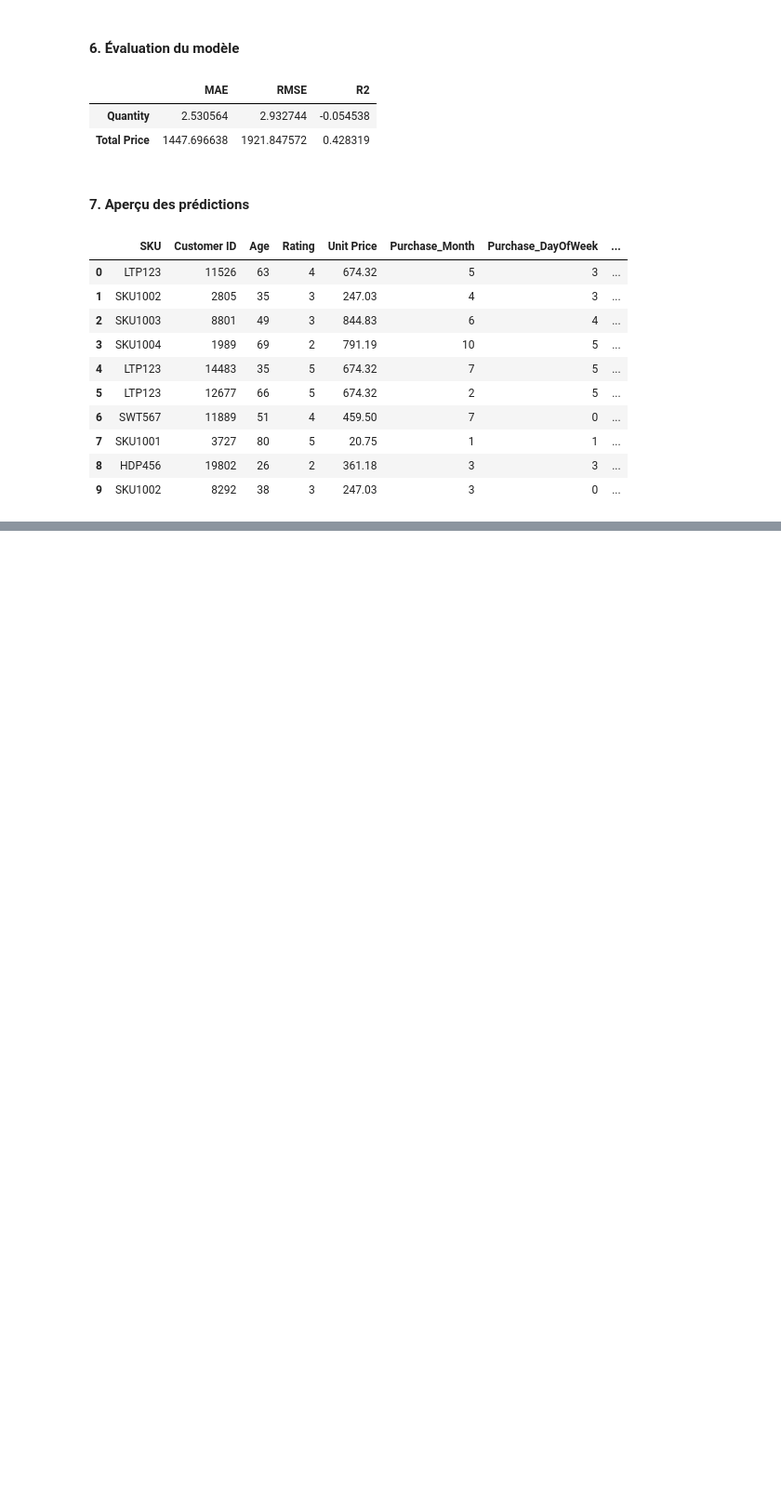
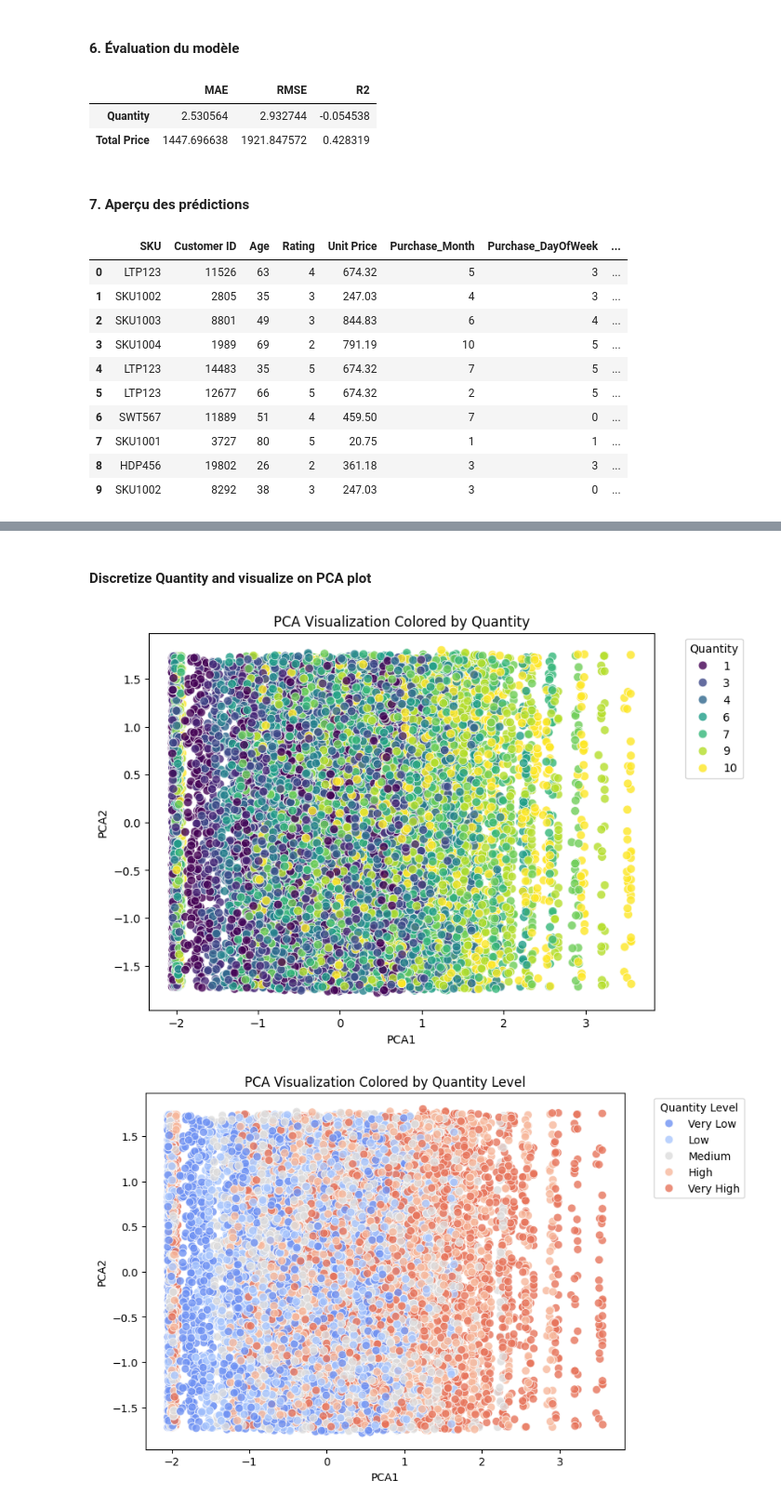
Before and after one commit to maxr-hw/Machine-Learning-A4-ESILV-Project, a Jupyter notebook: Project-ML-A4.ipynb, the cells around one changed output, grey strips where cells are left out. Shown at 93% size. Cells and saved outputs as stored; diff of their text form; code cells hidden in the pictures; blank space fills up the shorter version.

```diff
--- a/Project-ML-A4.ipynb
+++ b/Project-ML-A4.ipynb
@@ -391,0 +535,51 @@ comparison.head(10)
+# %% [markdown]
+#### Discretize Quantity and visualize on PCA plot
+# %%
+# 1️⃣ Discretize Quantity (into 3 bins: Low, Medium, High)
+df_cluster['Quantity_Level'] = pd.qcut(
+    df_cluster['Quantity'],
+    q=5,
+    labels=['Very Low','Low','Medium', 'High', 'Very High']
+)
+
+# 2️⃣ Compute PCA (2D)
+from sklearn.decomposition import PCA
+
+pca = PCA(n_components=2, random_state=42)
+X_pca = pca.fit_transform(X_prep)
+
+df_viz = pd.DataFrame(X_pca, columns=['PCA1', 'PCA2'])
+df_viz['Cluster'] = df_cluster['Cluster']
+df_viz['Quantity'] = df_cluster['Quantity']
+df_viz['Quantity_Level'] = df_cluster['Quantity_Level']
+
+# 3️⃣ Visualization: color by Quantity (continuous)
+plt.figure(figsize=(8,6))
+sns.scatterplot(
+    data=df_viz,
+    x='PCA1', y='PCA2',
+    hue='Quantity',
+    palette='viridis',
+    s=60,
+    alpha=0.8
+)
+plt.title('PCA Visualization Colored by Quantity')
+plt.legend(title='Quantity', bbox_to_anchor=(1.05, 1), loc='upper left')
+plt.show()
+
+# 4️⃣ Visualization: color by Quantity Level (discretized)
+plt.figure(figsize=(8,6))
+sns.scatterplot(
+    data=df_viz,
+    x='PCA1', y='PCA2',
+    hue='Quantity_Level',
+    palette='coolwarm',
+    s=60,
+    alpha=0.8
+)
+plt.title('PCA Visualization Colored by Quantity Level')
+plt.legend(title='Quantity Level', bbox_to_anchor=(1.05, 1), loc='upper left')
+plt.show()
+# %% [output]
+[figure, added]
+[figure, added]
```
Also changed, not shown: parts of 13 cells of this notebook.
